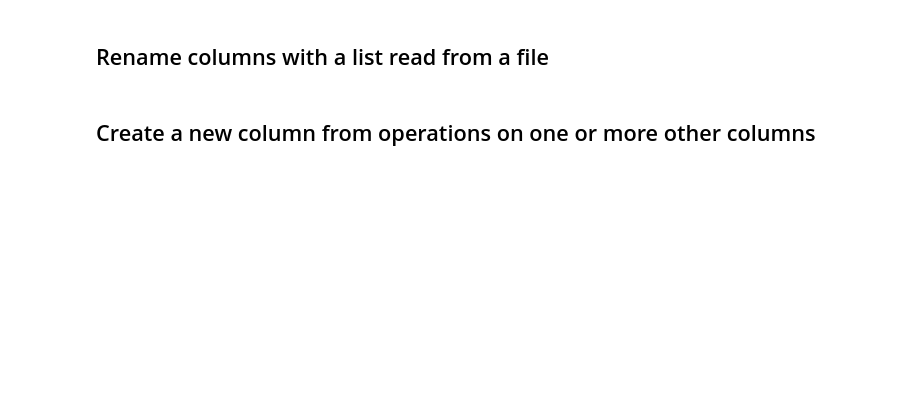
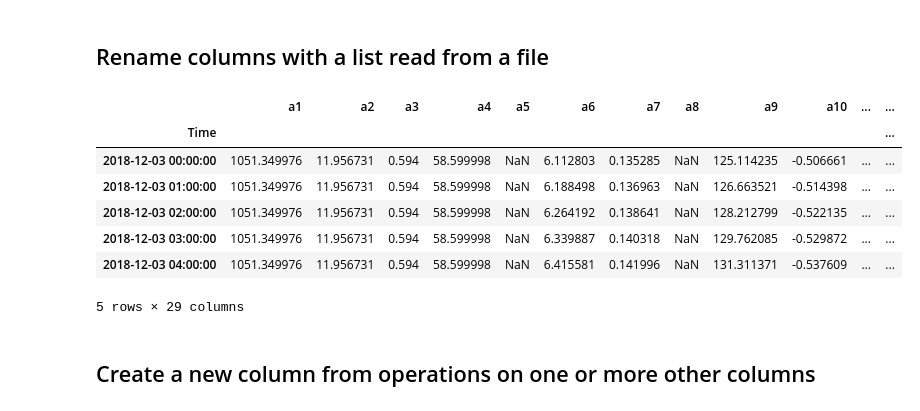
Before and after one commit to gillespilon/noob, a Jupyter notebook: column_operations.ipynb, the cells around one changed output. Cells and saved outputs as stored; diff of their text form; code cells hidden in the pictures; blank space fills up the shorter version.

Commit message:
Tidy code, add rename columns from external file.

```diff
--- a/column_operations.ipynb
+++ b/column_operations.ipynb
@@ -84,8 +124,11 @@ df.head()
 # %%
 # Rename all columns using a list.
-ALL_NAMES = ['y1', 'y2', 'y3', 'y4', 'y5', 'y6', 'y7', 'y8', 'y9', 'y20',
-             'y11', 'y12', 'y13', 'y14', 'y15', 'y16', 'y17', 'y18', 'y19', 'y20',
-             'y21', 'y22', 'y23', 'y24', 'y25', 'y26', 'y27', 'y28', 'y29']
+ALL_NAMES = ['y1', 'y2', 'y3', 'y4', 'y5',
+             'y6', 'y7', 'y8', 'y9', 'y10',
+             'y11', 'y12', 'y13', 'y14', 'y15',
+             'y16', 'y17', 'y18', 'y19', 'y20',
+             'y21', 'y22', 'y23', 'y24', 'y25',
+             'y26', 'y27', 'y28', 'y29']
 df.columns = ALL_NAMES
 # %%
 df.head()
@@ -96,3 +146,17 @@ df.head()
+# %%
+df.columns = pd.read_table('more_names.csv',
+                           header=None)[0].tolist()
+# %%
+df.head()
+# %% [output]
+|  | a1 | a2 | a3 | a4 | a5 | a6 | a7 | a8 | a9 | a10 | ... | ... |
+| Time |  |  |  |  |  |  |  |  |  |  |  | ... |
+| 2018-12-03 00:00:00 | 1051.349976 | 11.956731 | 0.594 | 58.599998 | NaN | 6.112803 | 0.135285 | NaN | 125.114235 | -0.506661 | ... | ... |
+| 2018-12-03 01:00:00 | 1051.349976 | 11.956731 | 0.594 | 58.599998 | NaN | 6.188498 | 0.136963 | NaN | 126.663521 | -0.514398 | ... | ... |
+| 2018-12-03 02:00:00 | 1051.349976 | 11.956731 | 0.594 | 58.599998 | NaN | 6.264192 | 0.138641 | NaN | 128.212799 | -0.522135 | ... | ... |
+| 2018-12-03 03:00:00 | 1051.349976 | 11.956731 | 0.594 | 58.599998 | NaN | 6.339887 | 0.140318 | NaN | 129.762085 | -0.529872 | ... | ... |
+| 2018-12-03 04:00:00 | 1051.349976 | 11.956731 | 0.594 | 58.599998 | NaN | 6.415581 | 0.141996 | NaN | 131.311371 | -0.537609 | ... | ... |
+5 rows × 29 columns
 # %% [markdown]
 ## Create a new column from operations on one or more other columns
 # %%
```
Also changed, not shown: parts of 10 cells of this notebook.
